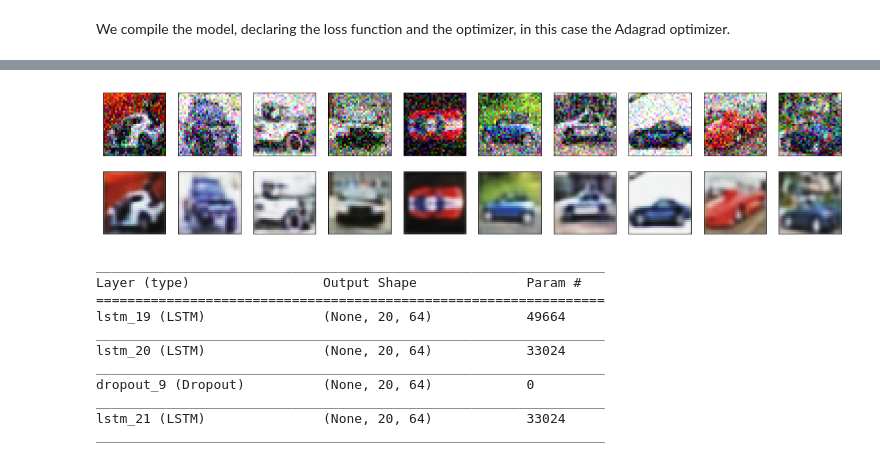
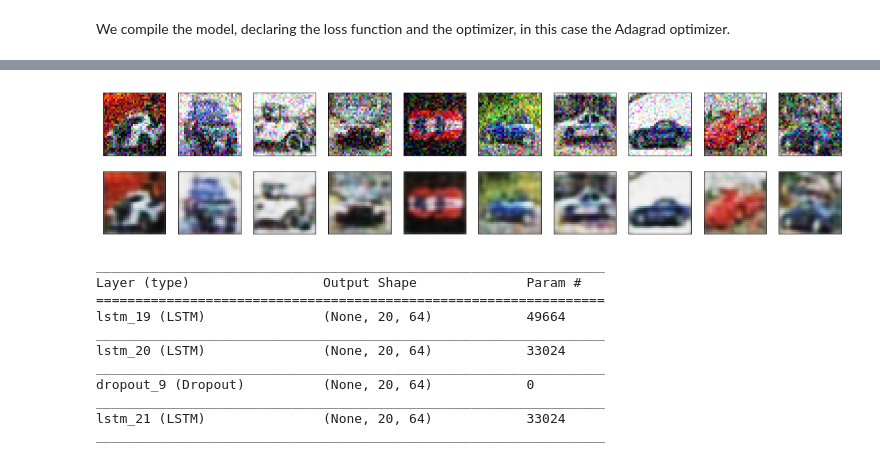
Before and after one commit to Hezi-Resheff/Oreilly-OSCON2017-Learning-TensorFlow, a Jupyter notebook: notebooks/Abstractions.ipynb, the cells around one changed output, grey strips where cells are left out. Saved outputs shown, nothing was run; the diff lists cells and outputs as text; code cells hidden in the pictures.

```diff
--- a/notebooks/Abstractions.ipynb
+++ b/notebooks/Abstractions.ipynb
@@ -568 +751,21 @@ Epoch 10/10
 <keras.callbacks.History at 0x...>
+# %%
+from keras.callbacks import TensorBoard
+from keras.callbacks import ModelCheckpoint
+
+tensorboard = TensorBoard(log_dir='./models/autoencoder', histogram_freq=0,
+          write_graph=True, write_images=True)
+
+model_saver = ModelCheckpoint(filepath='./models/autoencoder/autoencoder_model',verbose=0,period=2)
+
+decoded_imgs = []
+
+for i in range(10):
+    autoencoder.fit(x_train_n, x_train,
+                    epochs=1,
+                    batch_size=64,
+                    shuffle=True,
+                    validation_data=(x_test_n, x_test),
+                    callbacks=[tensorboard,model_saver])
+
+    decoded_imgs.append(autoencoder.predict(x_test_n))
@@ -568,0 +790,21 @@ Epoch 10/10
+# %%
+import matplotlib.pyplot as plt
+
+# decoded_imgs = autoencoder.predict(x_test_n)
+n_imgs = 10
+f,axarr = plt.subplots(5,n_imgs,figsize=[20,10])
+for i in range(n_imgs):
+    ax = axarr[0,i]
+    ax.imshow(x_test_n[i])
+    plt.gray()
+    ax.get_xaxis().set_visible(False)
+    ax.get_yaxis().set_visible(False)
+    for epoch in range(4):
+            ax = axarr[epoch+1,i]
+            ax.imshow(decoded_imgs[epoch][i])
+            plt.gray()
+            ax.get_xaxis().set_visible(False)
+            ax.get_yaxis().set_visible(False)
+
+plt.tight_layout()
+plt.show()
@@ -569,24 +813,24 @@ Epoch 10/10
 # %%
 import matplotlib.pyplot as plt
 
-decoded_imgs = autoencoder.predict(x_test)
+decoded_imgs = autoencoder.predict(x_test_n)
 n_imgs = 10
 f,axarr = plt.subplots(2,n_imgs,figsize=[20,4])
 for i in range(n_imgs):
     ax = axarr[0,i]
     ax.imshow(x_test_n[i])
     plt.gray()
     ax.get_xaxis().set_visible(False)
     ax.get_yaxis().set_visible(False)
 
     ax = axarr[1,i]
     ax.imshow(decoded_imgs[i])
     plt.gray()
     ax.get_xaxis().set_visible(False)
     ax.get_yaxis().set_visible(False)
 plt.show()
 # %% [output]
-[figure, old version]
+[figure, new version]
 # %%
 from keras.layers import LSTM, Dropout
 from keras.optimizers import SGD, RMSprop, Adagrad, Adadelta, Adam, Adamax, Nadam
```
Also changed, not shown: parts of 41 cells of this notebook.
